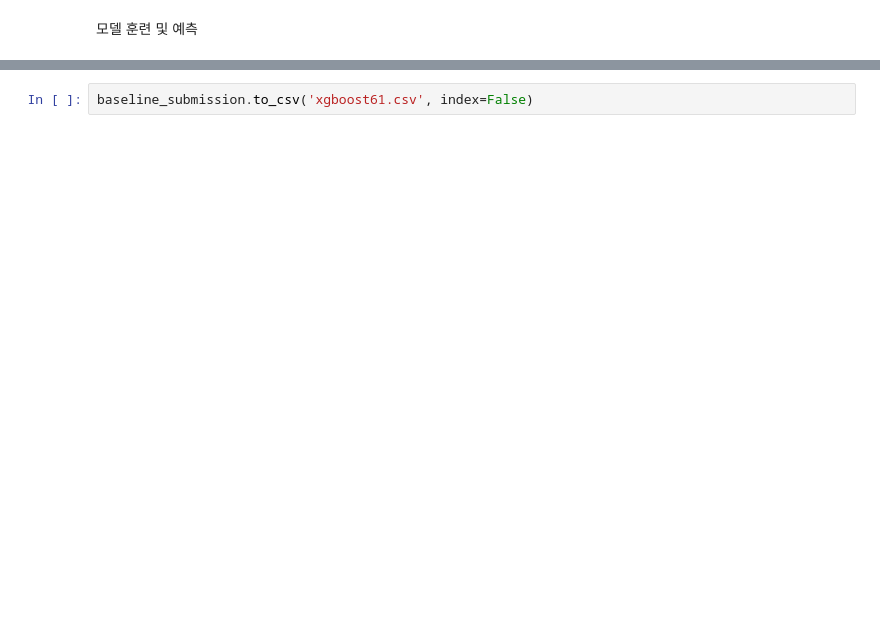
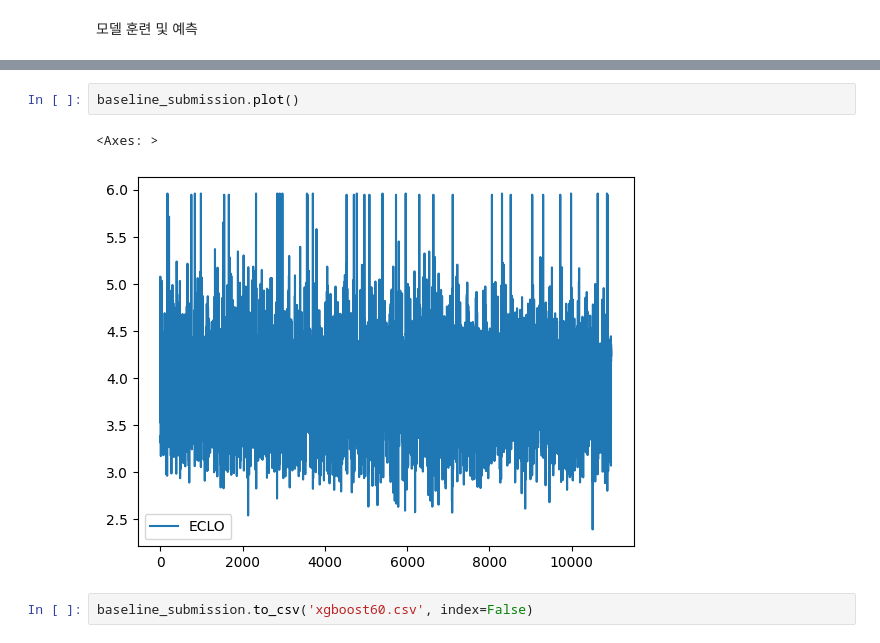
Before and after one commit to JinsolKN/daegu_traffic, a Jupyter notebook: eclo_xgboost.ipynb, the cells around one changed output, grey strips where cells are left out. Drawn from its saved outputs; the diff is of its cells as text; blank space fills up the shorter version.

```diff
--- a/eclo_xgboost.ipynb
+++ b/eclo_xgboost.ipynb
@@ -481,3 +453,8 @@ baseline_submission
 10963 rows × 2 columns
+# %%
+baseline_submission.plot()
+# %% [output]
+<Axes: >
+[figure, added]
 # %%
-baseline_submission.to_csv('xgboost61.csv', index=False)
+baseline_submission.to_csv('xgboost60.csv', index=False)
```
Also changed, not shown: parts of 17 cells of this notebook.
